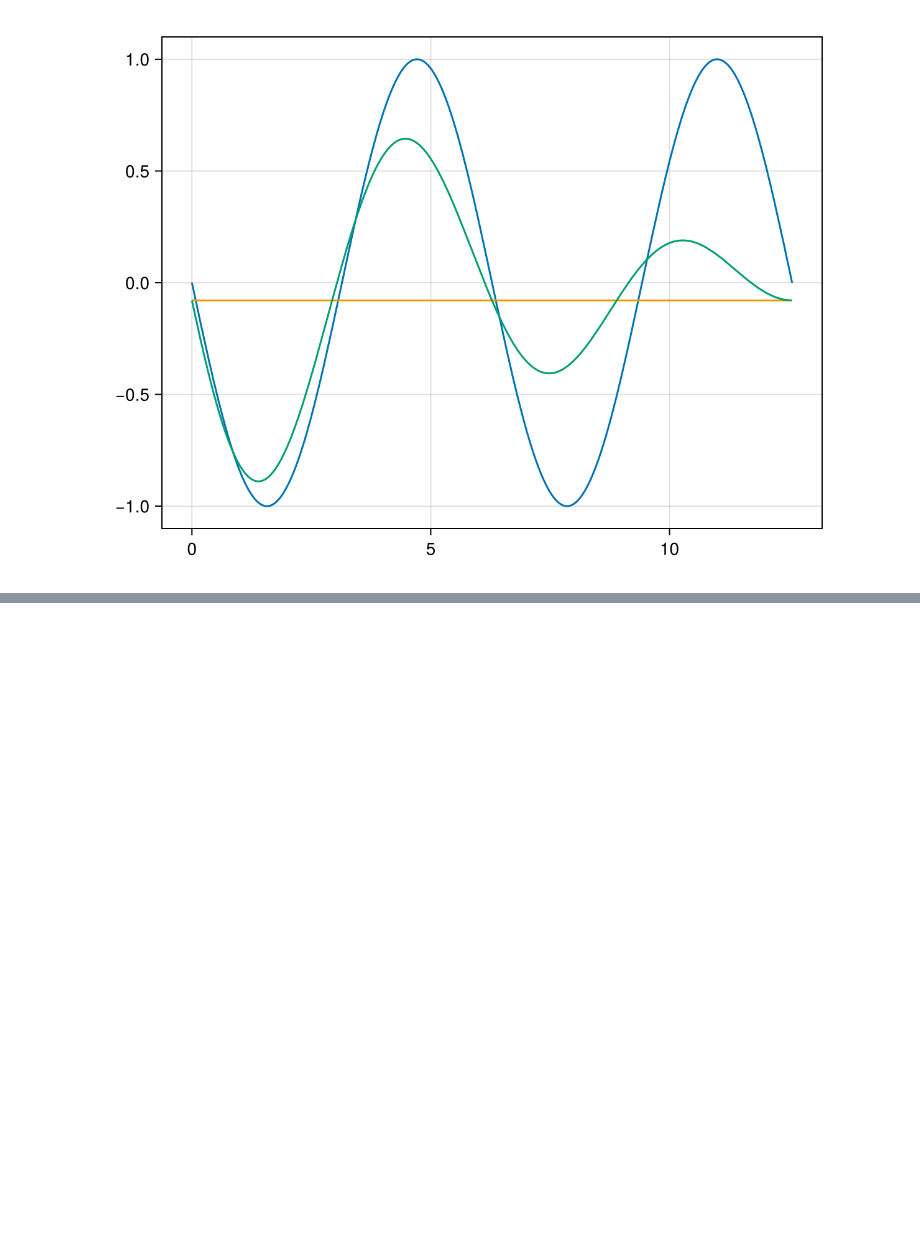
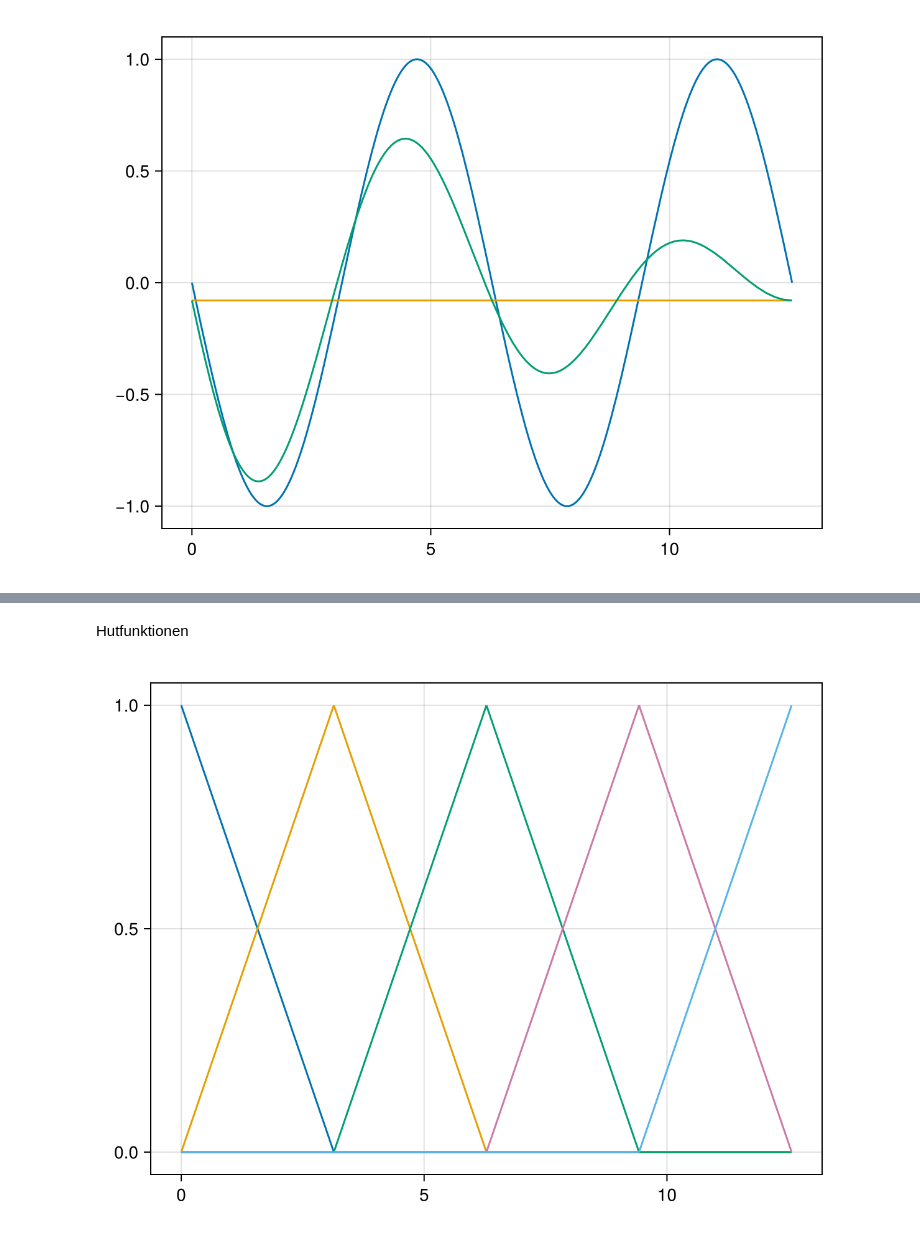
Before and after one commit to matthiasbaitsch/numPDE, a Jupyter notebook: aufgaben-loesung/02-approximation-von-funktionen.ipynb, the cells around one changed output, grey strips where cells are left out. Drawn from its saved outputs; the diff is of its cells as text; code cells hidden in the pictures; blank space fills up the shorter version.

```diff
--- a/aufgaben-loesung/02-approximation-von-funktionen.ipynb
+++ b/aufgaben-loesung/02-approximation-von-funktionen.ipynb
@@ -33,0 +28,8 @@ fplot(f', g', h')
+# %% [markdown]
+Hutfunktionen
+# %%
+phis = hatfunctions(range(0, 4π, 5))
+
+fplot(phis)
+# %% [output]
+[figure, added]
```
Also changed, not shown: parts of 3 cells of this notebook, 2 other files.
